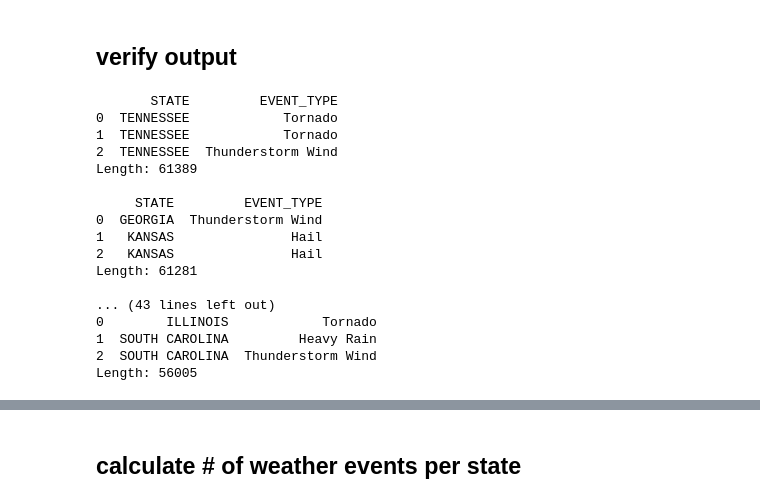
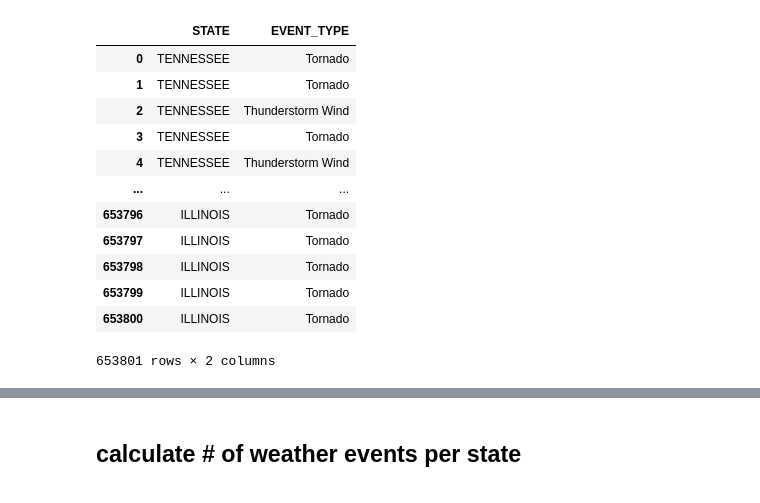
Before and after one commit to green-638/inst414_module4_assignment, a Jupyter notebook: assignment4.ipynb, the cells around one changed output, grey strips where cells are left out. Drawn from its saved outputs; the diff is of its cells as text; code cells hidden in the pictures.

Commit message:
updated input and output validation

```diff
--- a/assignment4.ipynb
+++ b/assignment4.ipynb
@@ -6,32 +6,23 @@ import matplotlib.pyplot as plt
 # %%
 dataframes = []
 paths = glob.glob('/Users/connorhall/datasets/inst414/module 4 assignment/*.csv')
 for csv in paths:
-    df = pd.read_csv(csv)
+    df = pd.read_csv(csv, usecols=['STATE', 'EVENT_TYPE'])
     dataframes.append(df)
 
 combined_df = pd.concat(dataframes, axis=0, ignore_index=True)
+combined_df
+# %% [output]
+|  | STATE | EVENT_TYPE |
+| 0 | TENNESSEE | Tornado |
+| 1 | TENNESSEE | Tornado |
+| 2 | TENNESSEE | Thunderstorm Wind |
+| 3 | TENNESSEE | Tornado |
+| 4 | TENNESSEE | Thunderstorm Wind |
+| ... | ... | ... |
+| 653796 | ILLINOIS | Tornado |
+| 653797 | ILLINOIS | Tornado |
+| 653798 | ILLINOIS | Tornado |
+| 653799 | ILLINOIS | Tornado |
+| 653800 | ILLINOIS | Tornado |
+653801 rows × 2 columns
-# %% [markdown]
-## verify output
-# %%
-for dataframe in dataframes:
-    print(dataframe[:3][['STATE', 'EVENT_TYPE']])
-    print('Length:',len(dataframe),'\n')
-# %% [output]
-       STATE         EVENT_TYPE
-0  TENNESSEE            Tornado
-1  TENNESSEE            Tornado
-2  TENNESSEE  Thunderstorm Wind
-Length: 61389
-
-     STATE         EVENT_TYPE
-0  GEORGIA  Thunderstorm Wind
-1   KANSAS               Hail
-2   KANSAS               Hail
-Length: 61281
-
-... (43 lines left out)
-0        ILLINOIS            Tornado
-1  SOUTH CAROLINA         Heavy Rain
-2  SOUTH CAROLINA  Thunderstorm Wind
-Length: 56005
```
Also changed, not shown: parts of 6 cells of this notebook.
